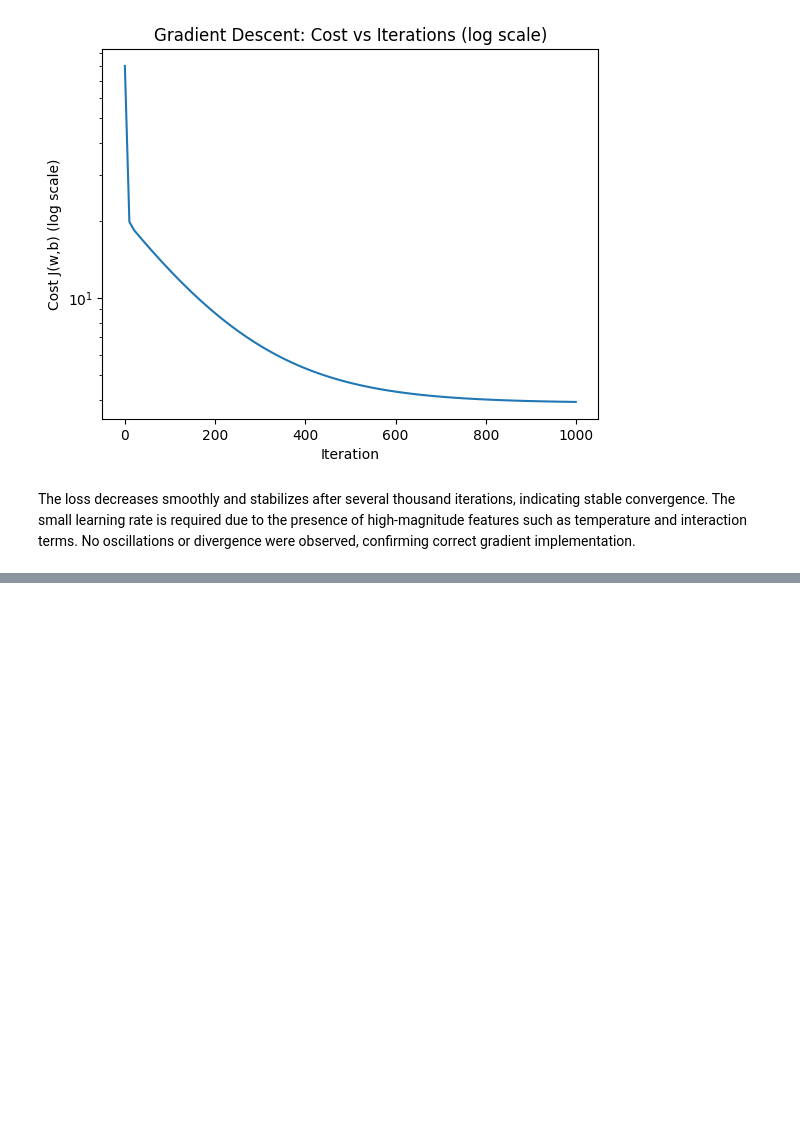
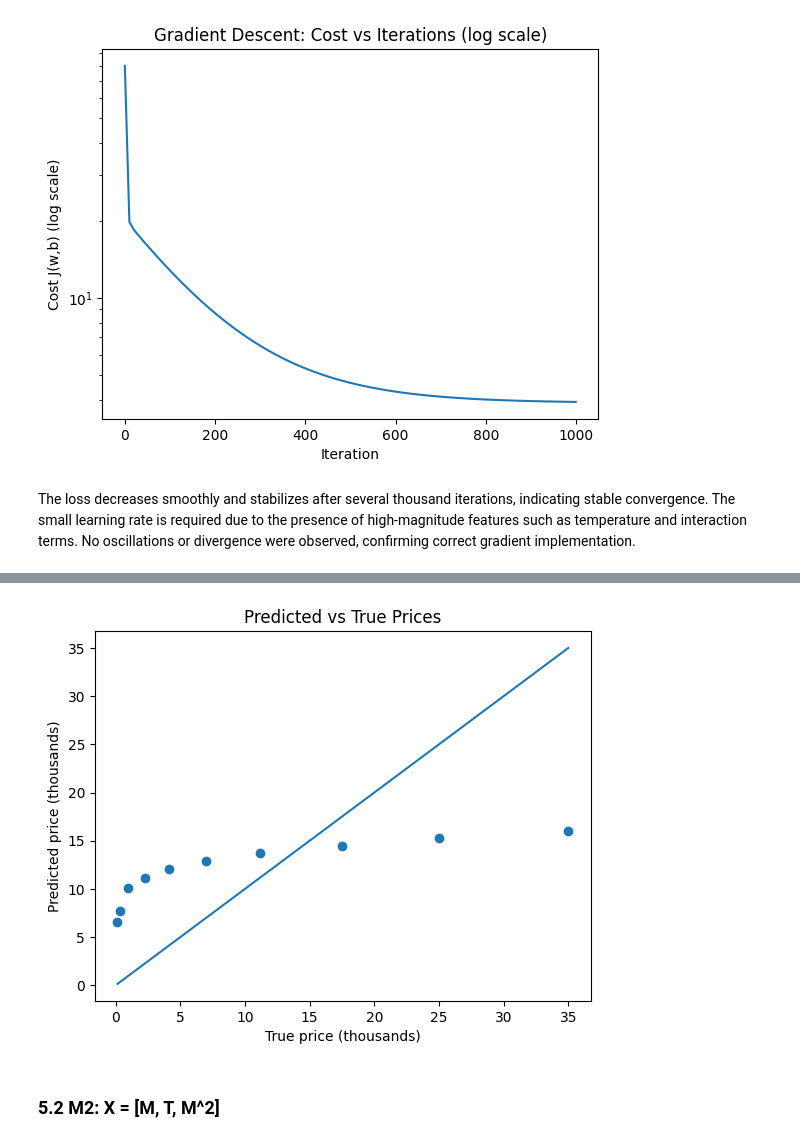
Before and after one commit to Andrew7480/TDSE-01, a Jupyter notebook: 02_part2_polyreg.ipynb, the cells around one changed output, grey strips where cells are left out. Saved outputs shown, nothing was run; the diff lists cells and outputs as text; code cells hidden in the pictures; blank space fills up the shorter version.

```diff
--- a/02_part2_polyreg.ipynb
+++ b/02_part2_polyreg.ipynb
@@ -352,0 +362,14 @@ No oscillations or divergence were observed, confirming correct gradient impleme
+# %%
+M1 = np.column_stack([M, T])
+w_init = np.zeros(M1.shape[1])
+b_init = 0.0
+
+w_learned, b_learned, it_hist, cost_hist = gradient_descent(M1, L, w_init, b_init, alpha, num_iterations)
+
+
+print("\nLearned parameters (M1):")
+print("w =", w_learned)
+print("b =", b_learned)
+
+cost_m1 = compute_cost(M1, L, w_learned, b_learned)
+print("Total Loss (M1): ", cost_m1)
@@ -352,0 +394,15 @@ No oscillations or divergence were observed, confirming correct gradient impleme
+# %%
+
+L_pred = predict(M1, w_learned, b_learned)
+
+plt.figure()
+plt.scatter(L, L_pred)
+plt.xlabel("True price (thousands)")
+plt.ylabel("Predicted price (thousands)")
+plt.title("Predicted vs True Prices")
+plt.plot([L.min(), L.max()], [L.min(), L.max()])  # diagonal line
+plt.show()
+# %% [output]
+[figure, added]
+# %% [markdown]
+### 5.2 M2: X = [M, T, M^2]
```
Also changed, not shown: parts of 9 cells of this notebook.
